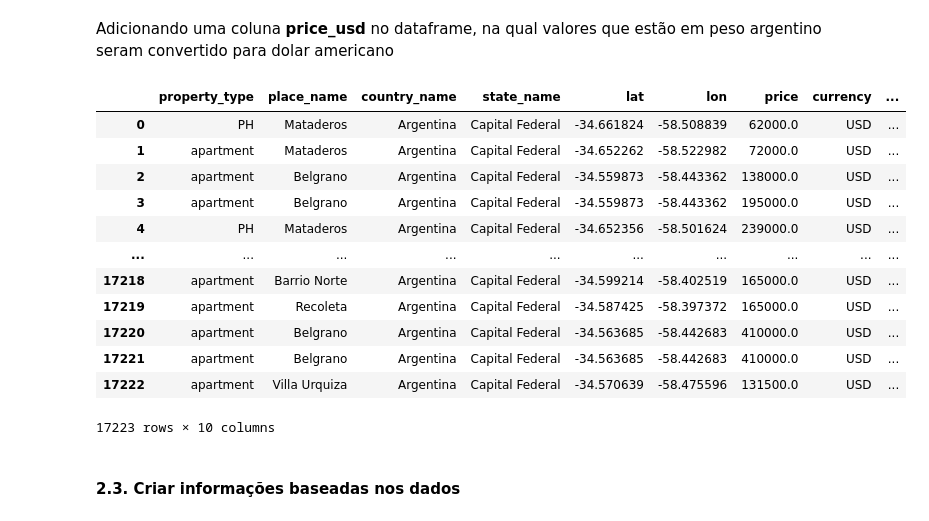
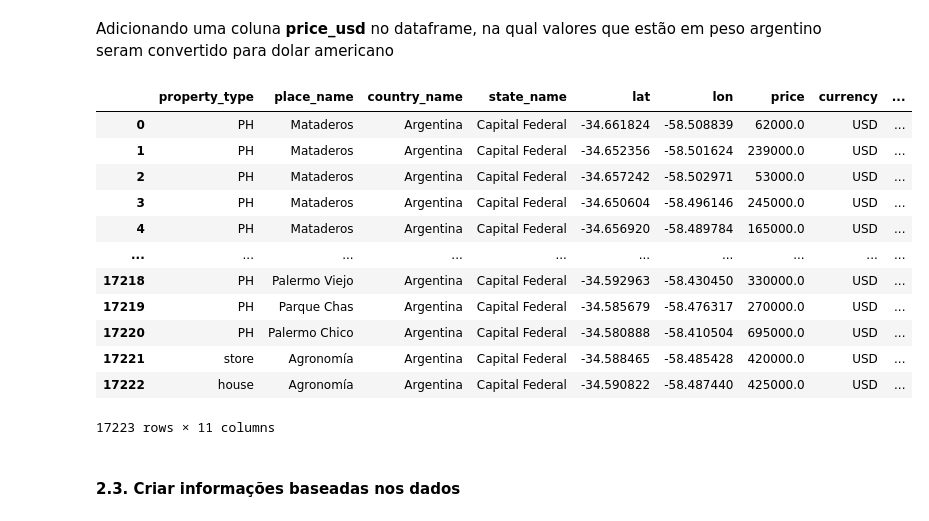
Before and after one commit to lidiambsouza/price_properties, a Jupyter notebook: price_properties.ipynb, the cells around one changed output. Drawn from its saved outputs; the diff is of its cells as text; code cells hidden in the pictures.

```diff
--- a/price_properties.ipynb
+++ b/price_properties.ipynb
@@ -50,0 +56,6 @@ dfmerge
+# %%
+dfmerge=dfmerge.drop(columns={'surface_total_in_m2_x','lat_y','lon_y','price_y'})
+dfmerge = dfmerge.rename(columns={'lat_x': 'lat'})
+dfmerge = dfmerge.rename(columns={'lon_x': 'lon'})
+dfmerge = dfmerge.rename(columns={'price_x': 'price'})
+dfmerge
@@ -53,22 +78,22 @@ dfmerge
 # %% [markdown]
 Adicionando uma coluna <b>price_usd</b> no dataframe, na qual valores que estão em peso argentino seram convertido para dolar americano
 # %%
-df['price_usd']= df.apply(lambda x: x.price * 0.0085 if x.currency!='USD' else x.price,axis=1)
-df
+dfmerge['price_usd']= dfmerge.apply(lambda x: x.price * 0.0085 if x.currency!='USD' else x.price,axis=1)
+dfmerge
 # %% [output]
 |  | property_type | place_name | country_name | state_name | lat | lon | price | currency | ... |
 | 0 | PH | Mataderos | Argentina | Capital Federal | -34.661824 | -58.508839 | 62000.0 | USD | ... |
-| 1 | apartment | Mataderos | Argentina | Capital Federal | -34.652262 | -58.522982 | 72000.0 | USD | ... |
-| 2 | apartment | Belgrano | Argentina | Capital Federal | -34.559873 | -58.443362 | 138000.0 | USD | ... |
-| 3 | apartment | Belgrano | Argentina | Capital Federal | -34.559873 | -58.443362 | 195000.0 | USD | ... |
-| 4 | PH | Mataderos | Argentina | Capital Federal | -34.652356 | -58.501624 | 239000.0 | USD | ... |
+| 1 | PH | Mataderos | Argentina | Capital Federal | -34.652356 | -58.501624 | 239000.0 | USD | ... |
+| 2 | PH | Mataderos | Argentina | Capital Federal | -34.657242 | -58.502971 | 53000.0 | USD | ... |
+| 3 | PH | Mataderos | Argentina | Capital Federal | -34.650604 | -58.496146 | 245000.0 | USD | ... |
+| 4 | PH | Mataderos | Argentina | Capital Federal | -34.656920 | -58.489784 | 165000.0 | USD | ... |
 | ... | ... | ... | ... | ... | ... | ... | ... | ... | ... |
-| 17218 | apartment | Barrio Norte | Argentina | Capital Federal | -34.599214 | -58.402519 | 165000.0 | USD | ... |
-| 17219 | apartment | Recoleta | Argentina | Capital Federal | -34.587425 | -58.397372 | 165000.0 | USD | ... |
-| 17220 | apartment | Belgrano | Argentina | Capital Federal | -34.563685 | -58.442683 | 410000.0 | USD | ... |
-| 17221 | apartment | Belgrano | Argentina | Capital Federal | -34.563685 | -58.442683 | 410000.0 | USD | ... |
-| 17222 | apartment | Villa Urquiza | Argentina | Capital Federal | -34.570639 | -58.475596 | 131500.0 | USD | ... |
+| 17218 | PH | Palermo Viejo | Argentina | Capital Federal | -34.592963 | -58.430450 | 330000.0 | USD | ... |
+| 17219 | PH | Parque Chas | Argentina | Capital Federal | -34.585679 | -58.476317 | 270000.0 | USD | ... |
+| 17220 | PH | Palermo Chico | Argentina | Capital Federal | -34.580888 | -58.410504 | 695000.0 | USD | ... |
+| 17221 | store | Agronomía | Argentina | Capital Federal | -34.588465 | -58.485428 | 420000.0 | USD | ... |
+| 17222 | house | Agronomía | Argentina | Capital Federal | -34.590822 | -58.487440 | 425000.0 | USD | ... |
-17223 rows × 10 columns
+17223 rows × 11 columns
 # %% [markdown]
 <h4>2.3. Criar informações baseadas nos dados</h4>
 # %%
```
Also changed, not shown: parts of 17 cells of this notebook.
